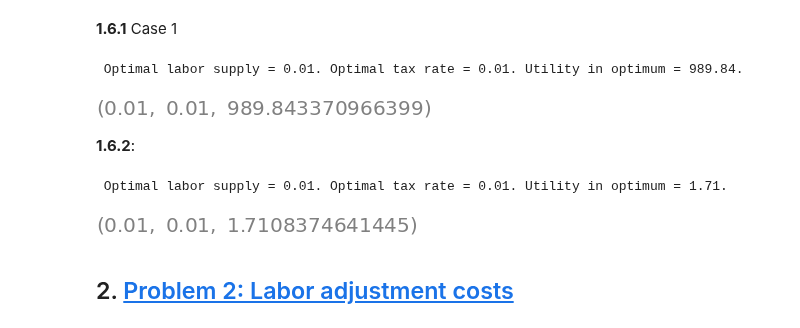
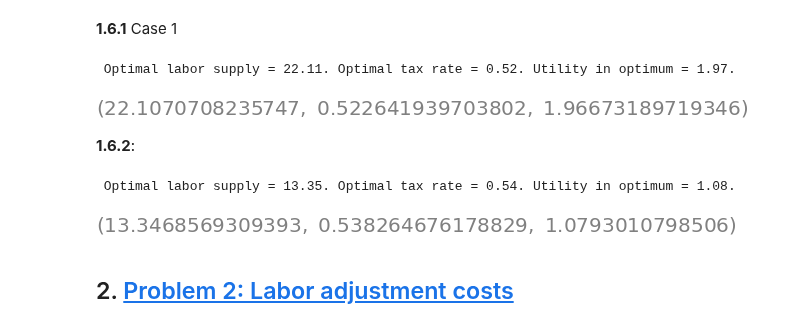
Before and after one commit to NumEconCopenhagen/projects-2023-andershuus_christianfogel, a Jupyter notebook: examproject/Exam-2023-notebook.ipynb, the cells around one changed output. Drawn from its saved outputs; the diff is of its cells as text; code cells hidden in the pictures.

```diff
--- a/examproject/Exam-2023-notebook.ipynb
+++ b/examproject/Exam-2023-notebook.ipynb
@@ -345,18 +368,18 @@ opt_Q5_case2.find_relative_price()
 **1.6.1** Case 1
 # %%
 opt_Q6_case1=Q1.Question_1_6(sigma=1.001,rho=1.001)
-opt_Q6_case1.solve_social_optimum()
+opt_Q6_case1.solve_social_optimum_Q6()
 # %% [output]
- Optimal labor supply = 0.01. Optimal tax rate = 0.01. Utility in optimum = 989.84.
+ Optimal labor supply = 22.11. Optimal tax rate = 0.52. Utility in optimum = 1.97.
-[figure, old version]
+[figure, new version]
 # %% [markdown]
 **1.6.2**:
 # %%
 opt_Q6_case2=Q1.Question_1_6(sigma=1.5,rho=1.5)
-opt_Q6_case2.solve_social_optimum()
+opt_Q6_case2.solve_social_optimum_Q6()
 # %% [output]
- Optimal labor supply = 0.01. Optimal tax rate = 0.01. Utility in optimum = 1.71.
+ Optimal labor supply = 13.35. Optimal tax rate = 0.54. Utility in optimum = 1.08.
-[figure, old version]
+[figure, new version]
 # %% [markdown]
 ## 2. <a id='toc2_'></a>[Problem 2: Labor adjustment costs](#toc0_)
 # %% [markdown]
```
Also changed, not shown: parts of 5 cells of this notebook, 1 other file.
